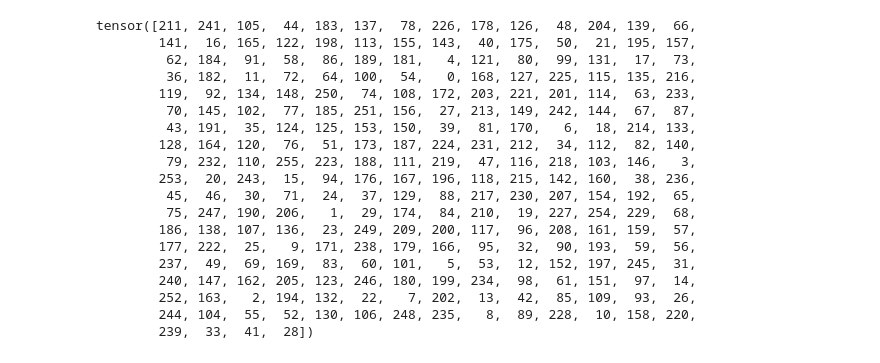
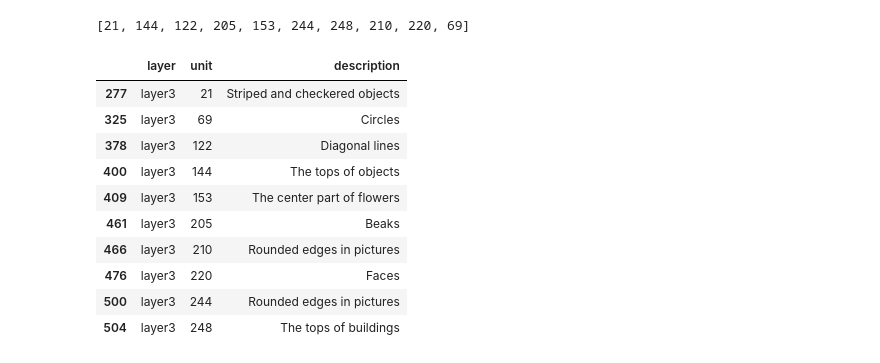
Before and after one commit to wojciechowskiofficial/FLEX, a Jupyter notebook: pipeline_wikipedia.ipynb, the cells around one changed output. Cells and saved outputs as stored; diff of their text form; code cells hidden in the pictures.

```diff
--- a/pipeline_wikipedia.ipynb
+++ b/pipeline_wikipedia.ipynb
@@ -212,25 +237,22 @@ x = associate_channels(model=model,
-# %%
-torch.argsort(x)
-# %% [output]
-tensor([211, 241, 105,  44, 183, 137,  78, 226, 178, 126,  48, 204, 139,  66,
-        141,  16, 165, 122, 198, 113, 155, 143,  40, 175,  50,  21, 195, 157,
-         62, 184,  91,  58,  86, 189, 181,   4, 121,  80,  99, 131,  17,  73,
-         36, 182,  11,  72,  64, 100,  54,   0, 168, 127, 225, 115, 135, 216,
-        119,  92, 134, 148, 250,  74, 108, 172, 203, 221, 201, 114,  63, 233,
-         70, 145, 102,  77, 185, 251, 156,  27, 213, 149, 242, 144,  67,  87,
-         43, 191,  35, 124, 125, 153, 150,  39,  81, 170,   6,  18, 214, 133,
-        128, 164, 120,  76,  51, 173, 187, 224, 231, 212,  34, 112,  82, 140,
-         79, 232, 110, 255, 223, 188, 111, 219,  47, 116, 218, 103, 146,   3,
-        253,  20, 243,  15,  94, 176, 167, 196, 118, 215, 142, 160,  38, 236,
-         45,  46,  30,  71,  24,  37, 129,  88, 217, 230, 207, 154, 192,  65,
-         75, 247, 190, 206,   1,  29, 174,  84, 210,  19, 227, 254, 229,  68,
-        186, 138, 107, 136,  23, 249, 209, 200, 117,  96, 208, 161, 159,  57,
-        177, 222,  25,   9, 171, 238, 179, 166,  95,  32,  90, 193,  59,  56,
-        237,  49,  69, 169,  83,  60, 101,   5,  53,  12, 152, 197, 245,  31,
-        240, 147, 162, 205, 123, 246, 180, 199, 234,  98,  61, 151,  97,  14,
-        252, 163,   2, 194, 132,  22,   7, 202,  13,  42,  85, 109,  93,  26,
-        244, 104,  55,  52, 130, 106, 248, 235,   8,  89, 228,  10, 158, 220,
-        239,  33,  41,  28])
+# %%
+query = descriptions[descriptions['layer'] == 'layer3']
+tops = list(torch.argsort(x).numpy())[:10]
+print(tops)
+query =  query[query['unit'].isin(tops)]
+query
+# %% [output]
+[21, 144, 122, 205, 153, 244, 248, 210, 220, 69]
+|  | layer | unit | description |
+| 277 | layer3 | 21 | Striped and checkered objects |
+| 325 | layer3 | 69 | Circles |
+| 378 | layer3 | 122 | Diagonal lines |
+| 400 | layer3 | 144 | The tops of objects |
+| 409 | layer3 | 153 | The center part of flowers |
+| 461 | layer3 | 205 | Beaks |
+| 466 | layer3 | 210 | Rounded edges in pictures |
+| 476 | layer3 | 220 | Faces |
+| 500 | layer3 | 244 | Rounded edges in pictures |
+| 504 | layer3 | 248 | The tops of buildings |
 # %%
 import matplotlib.pyplot as plt
 y = list(x)
```
Also changed, not shown: parts of 12 cells of this notebook.
